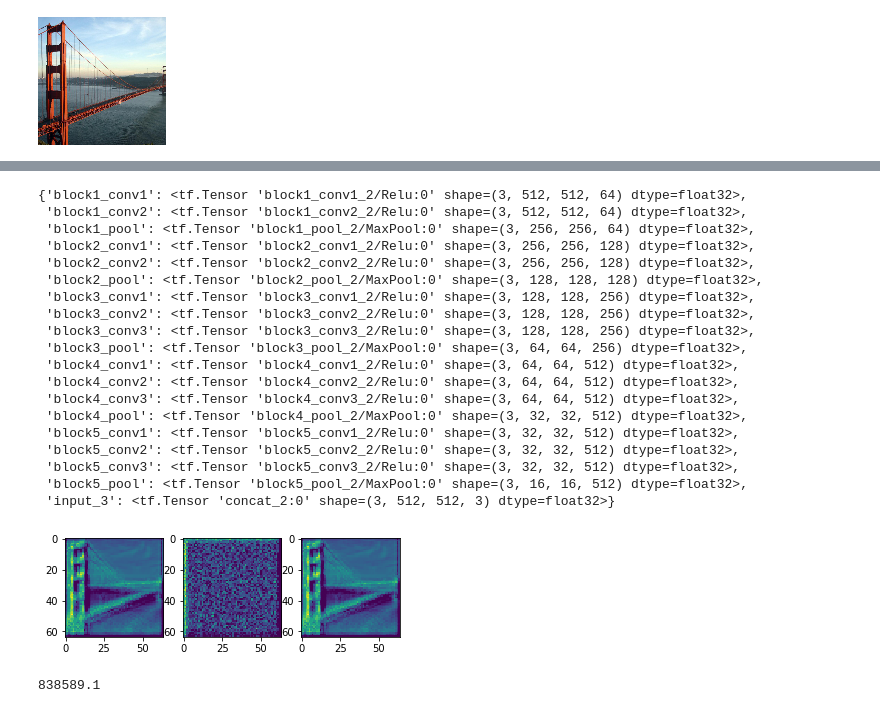
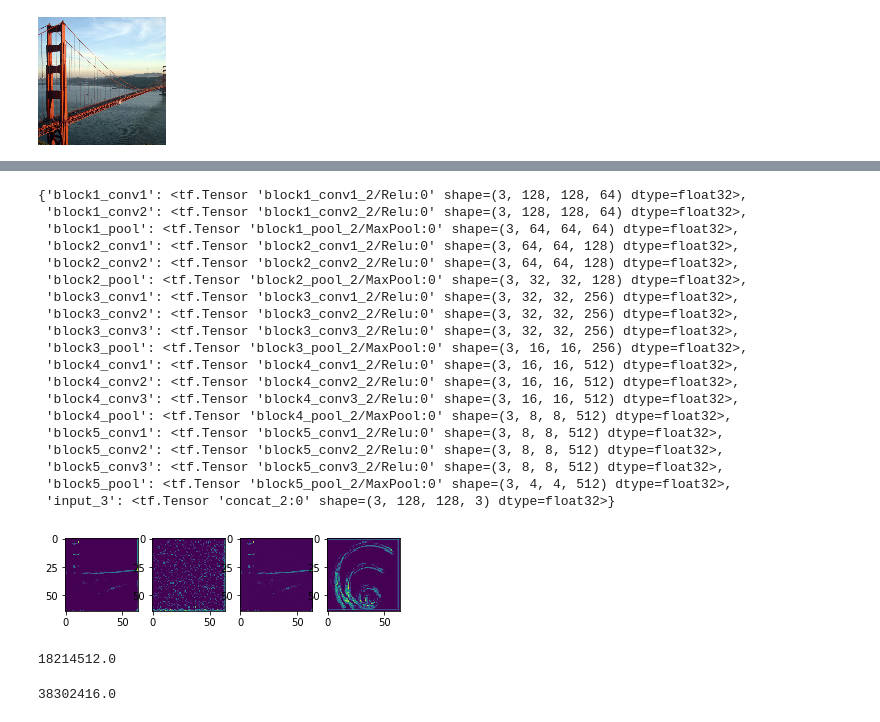
Before and after one commit to mariaicarrasco/style_transfer_2018, a Jupyter notebook: Style transfer methods - copia.ipynb, the cells around one changed output, grey strips where cells are left out. Saved outputs shown, nothing was run; the diff lists cells and outputs as text; code cells hidden in the pictures.

Commit message:
Just logged In

```diff
--- a/Style transfer methods - copia.ipynb
+++ b/Style transfer methods - copia.ipynb
@@ -13,12 +13,12 @@ from PIL import Image
 import matplotlib.pyplot as plt
 %matplotlib inline
 # %%
-image_size = 512
+image_size = 128
 images_path = "E:/UdeC/S1 2018/ML/Style Transfer"
 # Load a content image
 content_image = Image.open(images_path+"/content_images/05.jpg").resize((image_size, image_size))
 style_image = Image.open(images_path+"/style_images/09.jpg").resize((image_size, image_size))
-content_image.resize((128,128)) # Resize just to see it at a smaller size
+content_image # Resize just to see it at a smaller size
 # %% [output]
 [figure]
 # %%
@@ -75,24 +75,24 @@ vgg = tf.keras.applications.VGG16(include_top = False, weights = "imagenet", inp
 layers = dict([(layer.name, layer.output) for layer in vgg.layers])
 layers
 # %% [output]
-{'block1_conv1': <tf.Tensor 'block1_conv1_2/Relu:0' shape=(3, 512, 512, 64) dtype=float32>,
- 'block1_conv2': <tf.Tensor 'block1_conv2_2/Relu:0' shape=(3, 512, 512, 64) dtype=float32>,
- 'block1_pool': <tf.Tensor 'block1_pool_2/MaxPool:0' shape=(3, 256, 256, 64) dtype=float32>,
- 'block2_conv1': <tf.Tensor 'block2_conv1_2/Relu:0' shape=(3, 256, 256, 128) dtype=float32>,
- 'block2_conv2': <tf.Tensor 'block2_conv2_2/Relu:0' shape=(3, 256, 256, 128) dtype=float32>,
- 'block2_pool': <tf.Tensor 'block2_pool_2/MaxPool:0' shape=(3, 128, 128, 128) dtype=float32>,
- 'block3_conv1': <tf.Tensor 'block3_conv1_2/Relu:0' shape=(3, 128, 128, 256) dtype=float32>,
- 'block3_conv2': <tf.Tensor 'block3_conv2_2/Relu:0' shape=(3, 128, 128, 256) dtype=float32>,
- 'block3_conv3': <tf.Tensor 'block3_conv3_2/Relu:0' shape=(3, 128, 128, 256) dtype=float32>,
- 'block3_pool': <tf.Tensor 'block3_pool_2/MaxPool:0' shape=(3, 64, 64, 256) dtype=float32>,
- 'block4_conv1': <tf.Tensor 'block4_conv1_2/Relu:0' shape=(3, 64, 64, 512) dtype=float32>,
- 'block4_conv2': <tf.Tensor 'block4_conv2_2/Relu:0' shape=(3, 64, 64, 512) dtype=float32>,
- 'block4_conv3': <tf.Tensor 'block4_conv3_2/Relu:0' shape=(3, 64, 64, 512) dtype=float32>,
- 'block4_pool': <tf.Tensor 'block4_pool_2/MaxPool:0' shape=(3, 32, 32, 512) dtype=float32>,
- 'block5_conv1': <tf.Tensor 'block5_conv1_2/Relu:0' shape=(3, 32, 32, 512) dtype=float32>,
- 'block5_conv2': <tf.Tensor 'block5_conv2_2/Relu:0' shape=(3, 32, 32, 512) dtype=float32>,
- 'block5_conv3': <tf.Tensor 'block5_conv3_2/Relu:0' shape=(3, 32, 32, 512) dtype=float32>,
- 'block5_pool': <tf.Tensor 'block5_pool_2/MaxPool:0' shape=(3, 16, 16, 512) dtype=float32>,
- 'input_3': <tf.Tensor 'concat_2:0' shape=(3, 512, 512, 3) dtype=float32>}
+{'block1_conv1': <tf.Tensor 'block1_conv1_2/Relu:0' shape=(3, 128, 128, 64) dtype=float32>,
+ 'block1_conv2': <tf.Tensor 'block1_conv2_2/Relu:0' shape=(3, 128, 128, 64) dtype=float32>,
+ 'block1_pool': <tf.Tensor 'block1_pool_2/MaxPool:0' shape=(3, 64, 64, 64) dtype=float32>,
+ 'block2_conv1': <tf.Tensor 'block2_conv1_2/Relu:0' shape=(3, 64, 64, 128) dtype=float32>,
+ 'block2_conv2': <tf.Tensor 'block2_conv2_2/Relu:0' shape=(3, 64, 64, 128) dtype=float32>,
+ 'block2_pool': <tf.Tensor 'block2_pool_2/MaxPool:0' shape=(3, 32, 32, 128) dtype=float32>,
+ 'block3_conv1': <tf.Tensor 'block3_conv1_2/Relu:0' shape=(3, 32, 32, 256) dtype=float32>,
+ 'block3_conv2': <tf.Tensor 'block3_conv2_2/Relu:0' shape=(3, 32, 32, 256) dtype=float32>,
+ 'block3_conv3': <tf.Tensor 'block3_conv3_2/Relu:0' shape=(3, 32, 32, 256) dtype=float32>,
+ 'block3_pool': <tf.Tensor 'block3_pool_2/MaxPool:0' shape=(3, 16, 16, 256) dtype=float32>,
+ 'block4_conv1': <tf.Tensor 'block4_conv1_2/Relu:0' shape=(3, 16, 16, 512) dtype=float32>,
+ 'block4_conv2': <tf.Tensor 'block4_conv2_2/Relu:0' shape=(3, 16, 16, 512) dtype=float32>,
+ 'block4_conv3': <tf.Tensor 'block4_conv3_2/Relu:0' shape=(3, 16, 16, 512) dtype=float32>,
+ 'block4_pool': <tf.Tensor 'block4_pool_2/MaxPool:0' shape=(3, 8, 8, 512) dtype=float32>,
+ 'block5_conv1': <tf.Tensor 'block5_conv1_2/Relu:0' shape=(3, 8, 8, 512) dtype=float32>,
+ 'block5_conv2': <tf.Tensor 'block5_conv2_2/Relu:0' shape=(3, 8, 8, 512) dtype=float32>,
+ 'block5_conv3': <tf.Tensor 'block5_conv3_2/Relu:0' shape=(3, 8, 8, 512) dtype=float32>,
+ 'block5_pool': <tf.Tensor 'block5_pool_2/MaxPool:0' shape=(3, 4, 4, 512) dtype=float32>,
+ 'input_3': <tf.Tensor 'concat_2:0' shape=(3, 128, 128, 3) dtype=float32>}
 # %%
 # Continue with the graph
@@ -118,17 +118,26 @@ loss = loss + total_variation_weight * total_variation_loss(combination_image)
 # %%
 with tf.Session() as sess:
     sess.run(tf.global_variables_initializer())
-    plt.subplot(1,3,1)
-    plt.imshow(layers[content_reference_layer][0,:,:,50].eval())
-    plt.subplot(1,3,2)
-    plt.imshow(layers[content_reference_layer][2,:,:,50].eval())
-    plt.subplot(1,3,3)
-    plt.imshow(layers[content_reference_layer][0,:,:,50].eval()-layers[content_reference_layer][2,:,:,50].eval())
+    plt.subplot(1,4,1)
+    plt.imshow(layers[content_reference_layer][0,:,:,40].eval())
+    plt.subplot(1,4,2)
+    plt.imshow(layers[content_reference_layer][2,:,:,40].eval())
+    plt.subplot(1,4,3)
+    plt.imshow(layers[content_reference_layer][0,:,:,40].eval()-layers[content_reference_layer][2,:,:,40].eval())
+    plt.subplot(1,4,4)
+    plt.imshow(layers[content_reference_layer][1,:,:,50].eval())
     plt.show()
     print(content_loss(layers[content_reference_layer][0,:,:,:].eval(), layers[content_reference_layer][2,:,:,:].eval()).eval())
 # %% [output]
-[figure, old version]
+[figure, new version]
-838589.1
+18214512.0
+# %%
+with tf.Session() as sess:
+    sess.run(tf.global_variables_initializer())
+    style_feature_layers = layers["block1_conv2"]
+    print(style_loss(style_feature_layers[1,:,:,:], style_feature_layers[2,:,:,:]).eval())
+# %% [output]
+38302416.0
 # %%
 
 # Training
```
Also changed, not shown: parts of 6 cells of this notebook.
